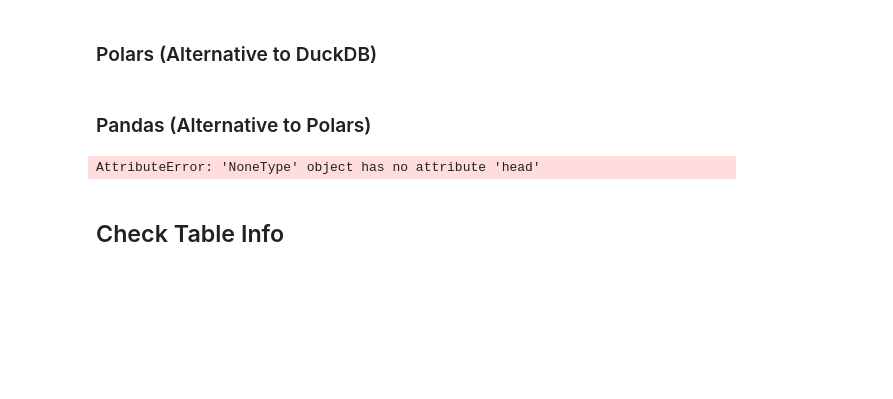
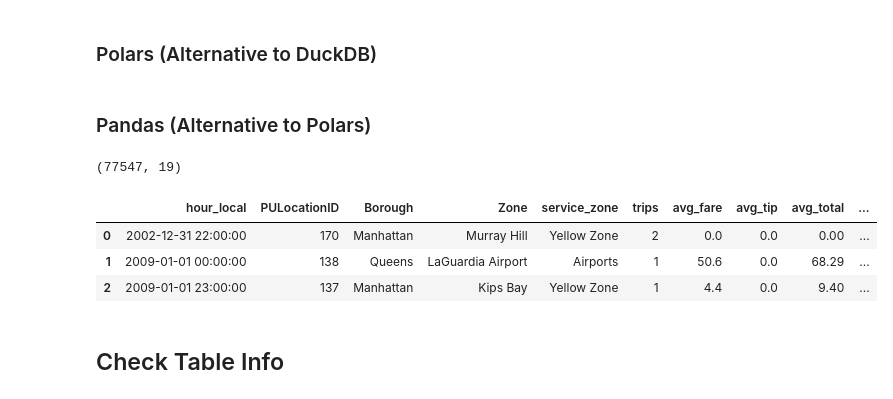
Before and after one commit to Singularity-Coder/NYC-Taxi-Dashboard, a Jupyter notebook: clean.ipynb, the cells around one changed output. Cells and saved outputs as stored; diff of their text form; code cells hidden in the pictures; blank space fills up the shorter version.

Commit message:
cleaning with duckdb - refactored 2

```diff
--- a/clean.ipynb
+++ b/clean.ipynb
@@ -150,7 +148,7 @@ def executeDuckdbWay():
     SELECT
       t.hour_local, t.PULocationID, z.Borough, z.Zone, z.service_zone,
       t.trips, t.avg_fare, t.avg_tip, t.avg_total, t.avg_distance, t.tip_pct, t.avg_trip_minutes,
-      w.temp_c, w.humidity, w.precip_mm, w.wind_speed_kmh, w.pressure_hpa, w.weather_condition
+      w.temp_c, w.humidity, w.precip_mm, w.wind_direction, w.wind_speed_kmh, w.pressure_hpa, w.weather_condition
     FROM trips_hour_zone t
     LEFT JOIN weather w USING (hour_local)
     LEFT JOIN taxi_zone z USING (PULocationID)
@@ -159,8 +157,9 @@ def executeDuckdbWay():
     # This gives Pandas df
 
     print("Executed by DuckDB")
+    return df_trips
 
-executeDuckdbWay()
+df_trips = executeDuckdbWay()
 # %% [output]
 Executed by DuckDB
 # %% [markdown]
@@ -269,7 +296,12 @@ def executePandasWay():
 # %%
+display(df_trips.shape)
 df_trips.head(3)
 # %% [output]
-AttributeError: 'NoneType' object has no attribute 'head'
+(77547, 19)
+|  | hour_local | PULocationID | Borough | Zone | service_zone | trips | avg_fare | avg_tip | avg_total | ... |
+| 0 | 2002-12-31 22:00:00 | 170 | Manhattan | Murray Hill | Yellow Zone | 2 | 0.0 | 0.0 | 0.00 | ... |
+| 1 | 2009-01-01 00:00:00 | 138 | Queens | LaGuardia Airport | Airports | 1 | 50.6 | 0.0 | 68.29 | ... |
+| 2 | 2009-01-01 23:00:00 | 137 | Manhattan | Kips Bay | Yellow Zone | 1 | 4.4 | 0.0 | 9.40 | ... |
 # %% [markdown]
 ## Check Table Info
 # %%
```
Also changed, not shown: parts of 14 cells of this notebook.
